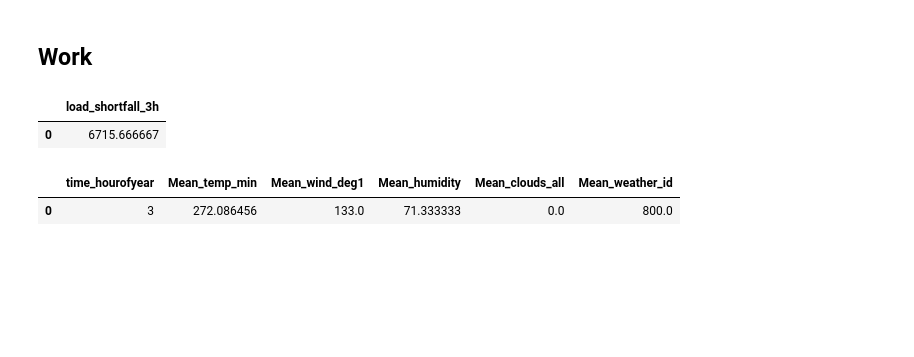
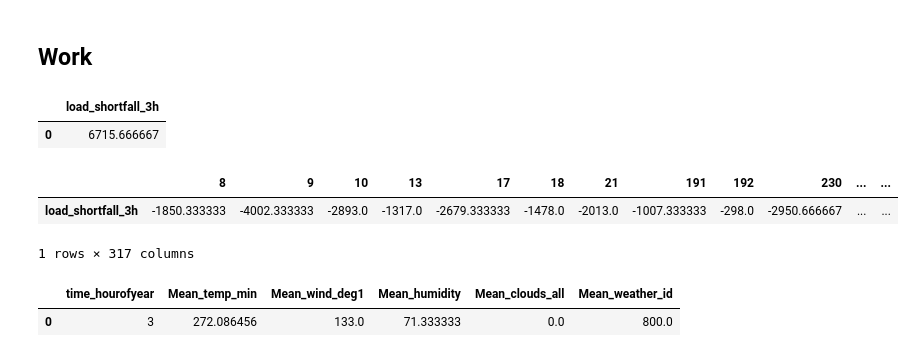
Before and after one commit to toarstn92/Spain_Electricity_Shortfall_Challenge_Team_ZF1, a Jupyter notebook: 1_EDA_and_Data_Engineering_and_Model_Creation/kaggle.ipynb, the cells around one changed output. Drawn from its saved outputs; the diff is of its cells as text; code cells hidden in the pictures; blank space fills up the shorter version.

```diff
--- a/1_EDA_and_Data_Engineering_and_Model_Creation/kaggle.ipynb
+++ b/1_EDA_and_Data_Engineering_and_Model_Creation/kaggle.ipynb
@@ -321,10 +331,14 @@ def save_sub(series, time="df_test.csv", file="sample_submission_load_shortfall.
 # %%
 y_0 = pd.read_csv("df_train.csv")[["load_shortfall_3h"]]
 
 y_0.head(1)
+y_0[(y_0[y_0.columns] < 0).any(axis=1)].T
 # %% [output]
 |  | load_shortfall_3h |
 | 0 | 6715.666667 |
+|  | 8 | 9 | 10 | 13 | 17 | 18 | 21 | 191 | 192 | 230 | ... | ... |
+| load_shortfall_3h | -1850.333333 | -4002.333333 | -2893.0 | -1317.0 | -2679.333333 | -1478.0 | -2013.0 | -1007.333333 | -298.0 | -2950.666667 | ... | ... |
+1 rows × 317 columns
 # %%
 x_seen = transform_HofY("df_train.csv")
 x_seen.head(1)
```
Also changed, not shown: parts of 7 cells of this notebook.
